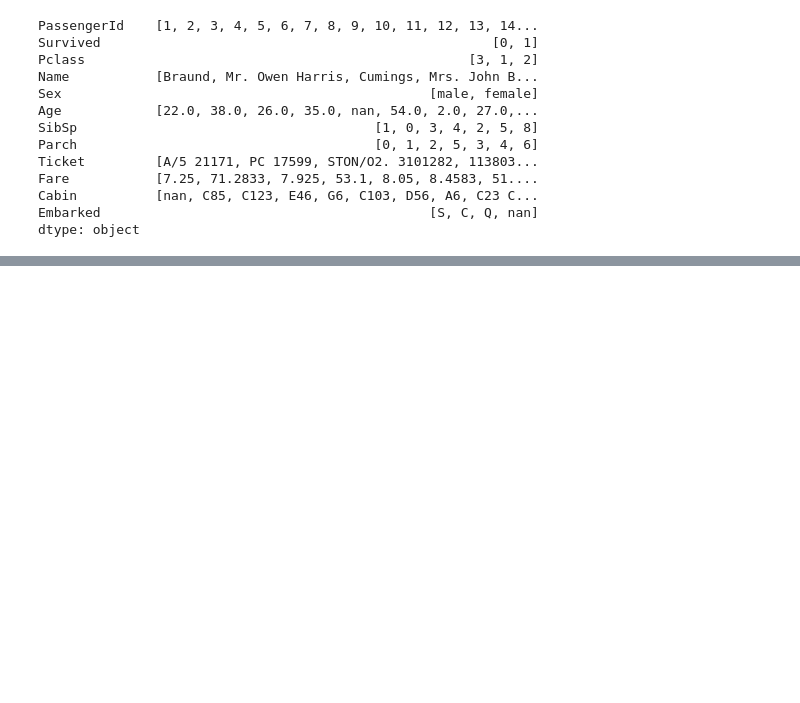
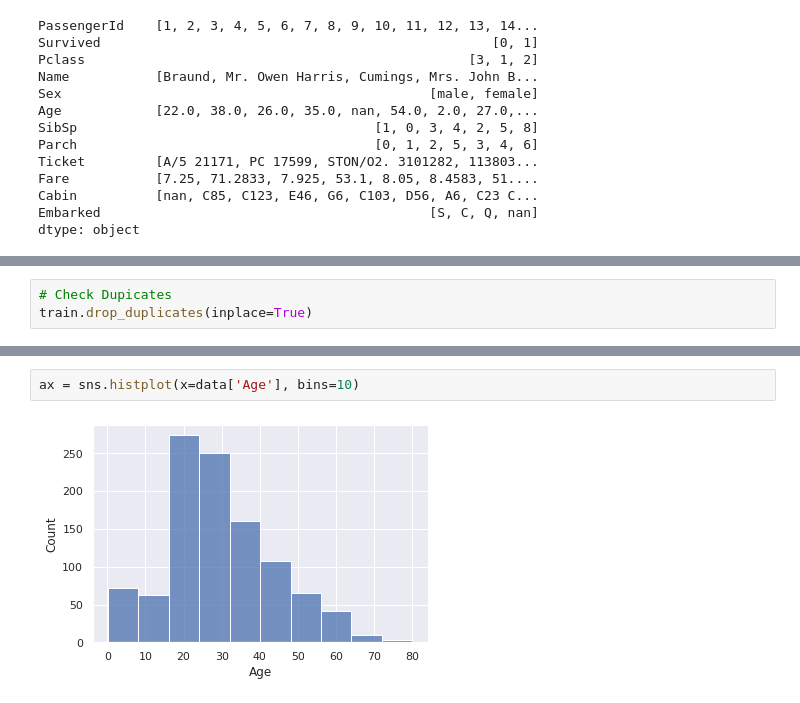
Before and after one commit to mebi-ali/Titanic_Survival_Predication, a Jupyter notebook: Titanic-Survival-Predication.ipynb, the cells around one changed output, grey strips where cells are left out. Drawn from its saved outputs; the diff is of its cells as text; blank space fills up the shorter version.

```diff
--- a/Titanic-Survival-Predication.ipynb
+++ b/Titanic-Survival-Predication.ipynb
@@ -245,0 +147,3 @@ sns.histplot(data=data, x=data['Age'], bins=70, kde=True)
+# %%
+# Check Dupicates
+train.drop_duplicates(inplace=True)
@@ -245,0 +253,4 @@ sns.histplot(data=data, x=data['Age'], bins=70, kde=True)
+# %%
+ax = sns.histplot(x=data['Age'], bins=10)
+# %% [output]
+[figure, added]
```
Also changed, not shown: parts of 39 cells of this notebook.
